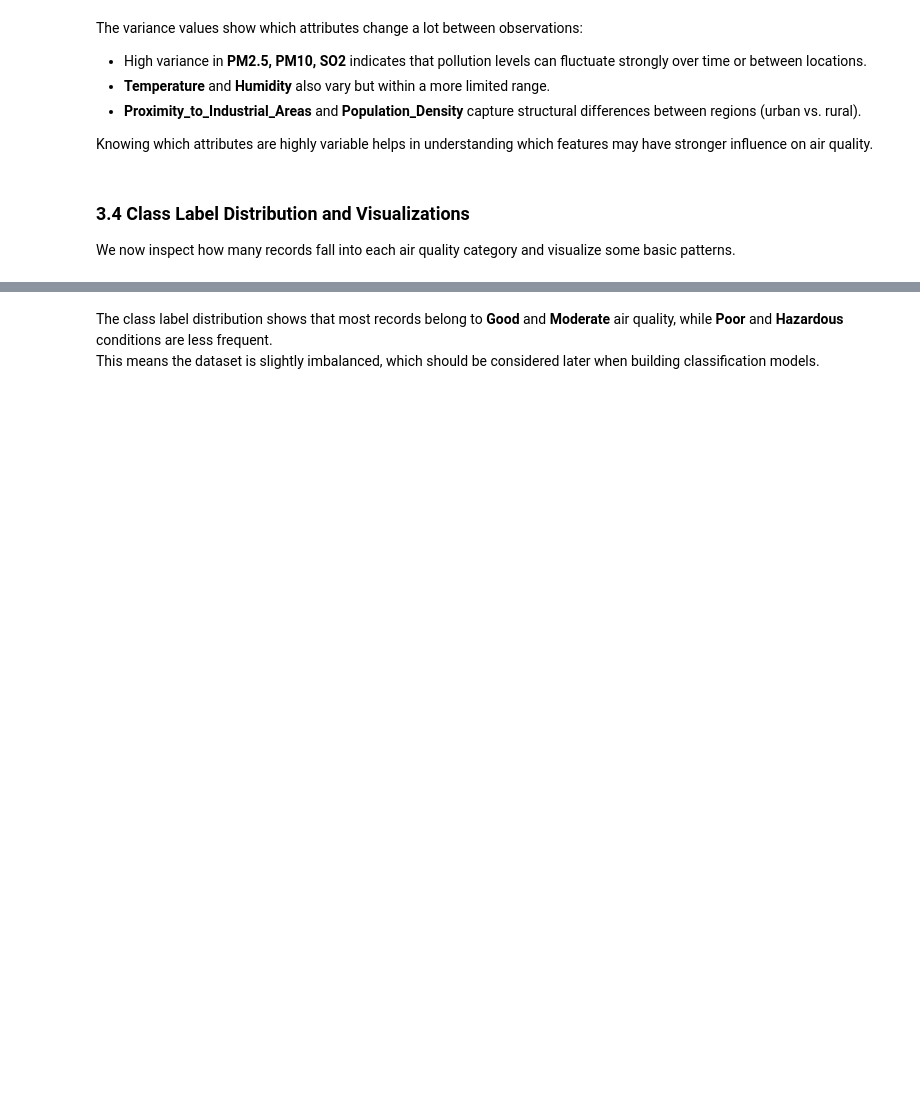
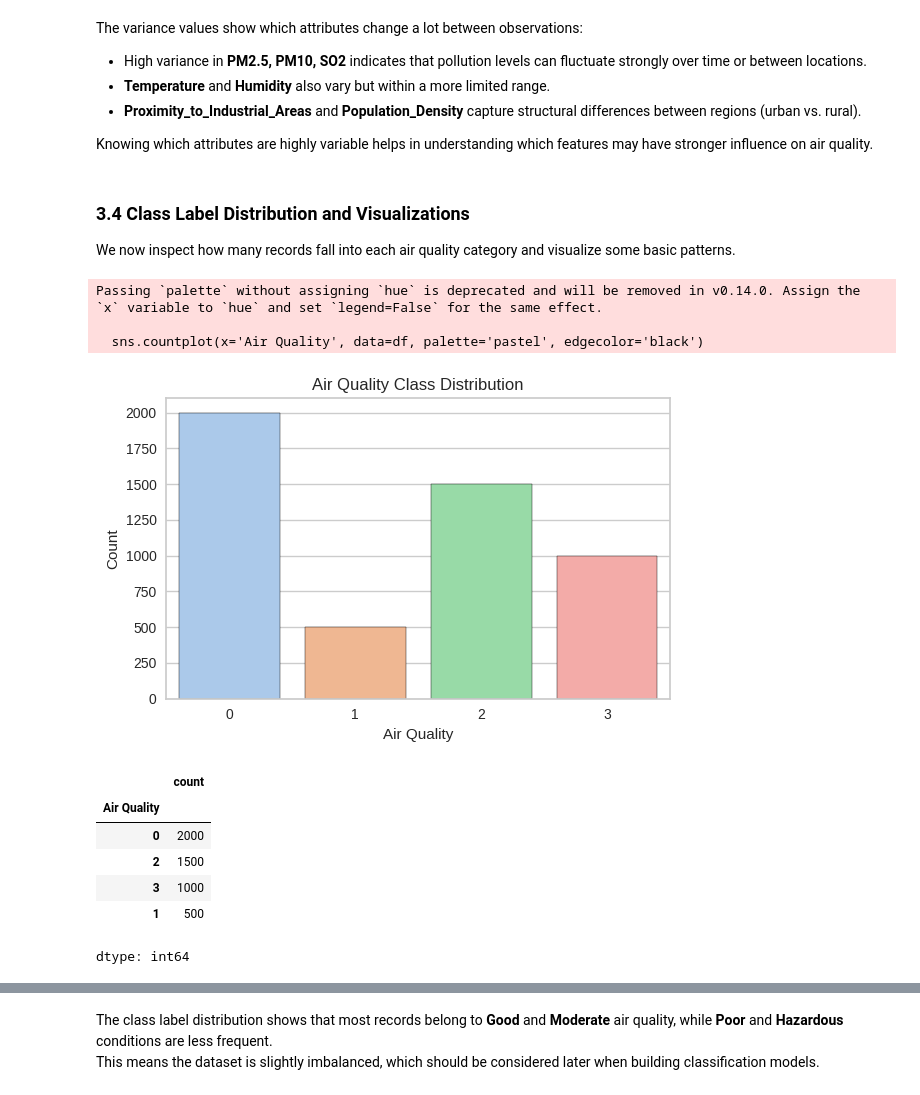
Before and after one commit to AdwaaNasser/DataMiningProject, a Jupyter notebook: phase3.ipynb, the cells around one changed output, grey strips where cells are left out. Drawn from its saved outputs; the diff is of its cells as text; code cells hidden in the pictures; blank space fills up the shorter version.

```diff
--- a/phase3.ipynb
+++ b/phase3.ipynb
@@ -182,6 +182,29 @@ Knowing which attributes are highly variable helps in understanding which featur
 ### 3.4 Class Label Distribution and Visualizations
 
 We now inspect how many records fall into each air quality category and visualize some basic patterns.
+# %%
+# Distribution of the class label (Air Quality)
+plt.figure(figsize=(6,4))
+sns.countplot(x='Air Quality', data=df, palette='pastel', edgecolor='black')
+plt.title('Air Quality Class Distribution')
+plt.xlabel('Air Quality')
+plt.ylabel('Count')
+plt.tight_layout()
+plt.show()
+
+df['Air Quality'].value_counts()
+# %% [output]
+Passing `palette` without assigning `hue` is deprecated and will be removed in v0.14.0. Assign the `x` variable to `hue` and set `legend=False` for the same effect.
+
+  sns.countplot(x='Air Quality', data=df, palette='pastel', edgecolor='black')
+[figure, added]
+|  | count |
+| Air Quality |  |
+| 0 | 2000 |
+| 2 | 1500 |
+| 3 | 1000 |
+| 1 | 500 |
+dtype: int64
 # %%
 # Distribution of the class label (Air Quality)
 plt.figure(figsize=(6,4))
```
Also changed, not shown: parts of 11 cells of this notebook.
